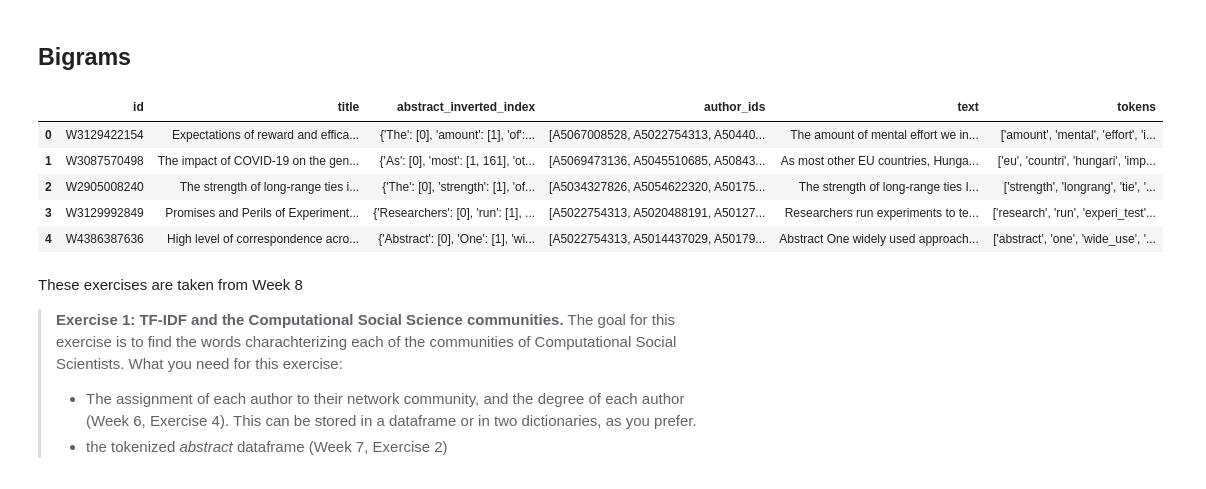
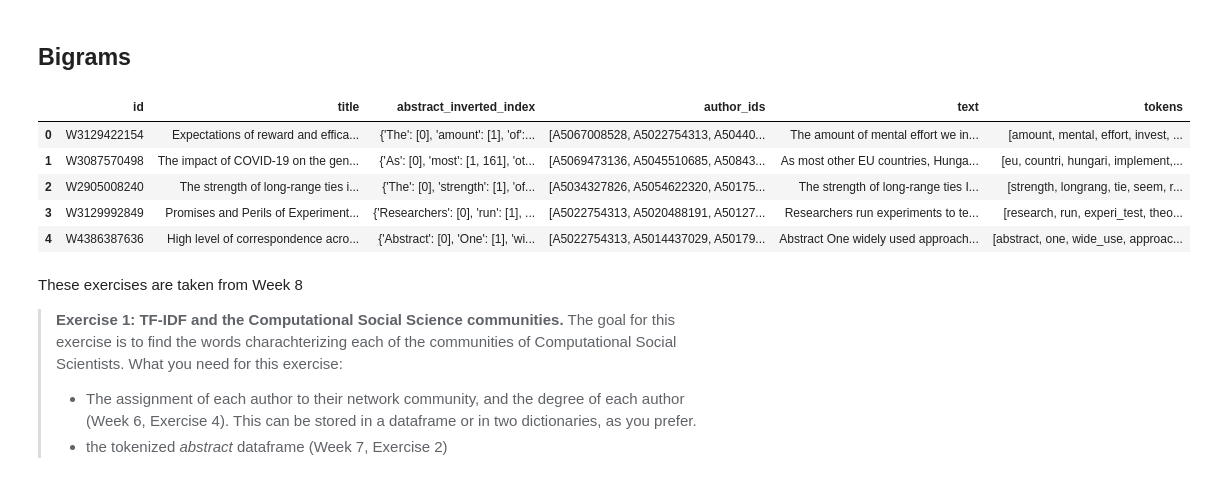
Before and after one commit to josephnguyen0413/02467_Assignment2, a Jupyter notebook: Assignment2.ipynb, the cells around one changed output. Drawn from its saved outputs; the diff is of its cells as text; code cells hidden in the pictures.

```diff
--- a/Assignment2.ipynb
+++ b/Assignment2.ipynb
@@ -538,14 +540,15 @@ abstracts_df.to_csv("abstracts_with_tokens.csv", index=False)
 # %%
 final_abstracts_df = pd.read_csv("abstracts_with_tokens.csv")
 final_abstracts_df['author_ids'] = final_abstracts_df['author_ids'].apply(ast.literal_eval)
+final_abstracts_df['tokens'] = final_abstracts_df['tokens'].apply(ast.literal_eval)
 final_abstracts_df.head()
 # %% [output]
 |  | id | title | abstract_inverted_index | author_ids | text | tokens |
-| 0 | W3129422154 | Expectations of reward and effica... | {'The': [0], 'amount': [1], 'of':... | [A5067008528, A5022754313, A50440... | The amount of mental effort we in... | ['amount', 'mental', 'effort', 'i... |
-| 1 | W3087570498 | The impact of COVID-19 on the gen... | {'As': [0], 'most': [1, 161], 'ot... | [A5069473136, A5045510685, A50843... | As most other EU countries, Hunga... | ['eu', 'countri', 'hungari', 'imp... |
-| 2 | W2905008240 | The strength of long-range ties i... | {'The': [0], 'strength': [1], 'of... | [A5034327826, A5054622320, A50175... | The strength of long-range ties I... | ['strength', 'longrang', 'tie', '... |
-| 3 | W3129992849 | Promises and Perils of Experiment... | {'Researchers': [0], 'run': [1], ... | [A5022754313, A5020488191, A50127... | Researchers run experiments to te... | ['research', 'run', 'experi_test'... |
-| 4 | W4386387636 | High level of correspondence acro... | {'Abstract': [0], 'One': [1], 'wi... | [A5022754313, A5014437029, A50179... | Abstract One widely used approach... | ['abstract', 'one', 'wide_use', '... |
+| 0 | W3129422154 | Expectations of reward and effica... | {'The': [0], 'amount': [1], 'of':... | [A5067008528, A5022754313, A50440... | The amount of mental effort we in... | [amount, mental, effort, invest, ... |
+| 1 | W3087570498 | The impact of COVID-19 on the gen... | {'As': [0], 'most': [1, 161], 'ot... | [A5069473136, A5045510685, A50843... | As most other EU countries, Hunga... | [eu, countri, hungari, implement,... |
+| 2 | W2905008240 | The strength of long-range ties i... | {'The': [0], 'strength': [1], 'of... | [A5034327826, A5054622320, A50175... | The strength of long-range ties I... | [strength, longrang, tie, seem, r... |
+| 3 | W3129992849 | Promises and Perils of Experiment... | {'Researchers': [0], 'run': [1], ... | [A5022754313, A5020488191, A50127... | Researchers run experiments to te... | [research, run, experi_test, theo... |
+| 4 | W4386387636 | High level of correspondence acro... | {'Abstract': [0], 'One': [1], 'wi... | [A5022754313, A5014437029, A50179... | Abstract One widely used approach... | [abstract, one, wide_use, approac... |
 # %% [markdown]
 These exercises are taken from Week 8
 > __Exercise 1: TF-IDF and the Computational Social Science communities.__ The goal for this exercise is to find the words charachterizing each of the communities of Computational Social Scientists.
```
Also changed, not shown: parts of 23 cells of this notebook, 1 other file.
